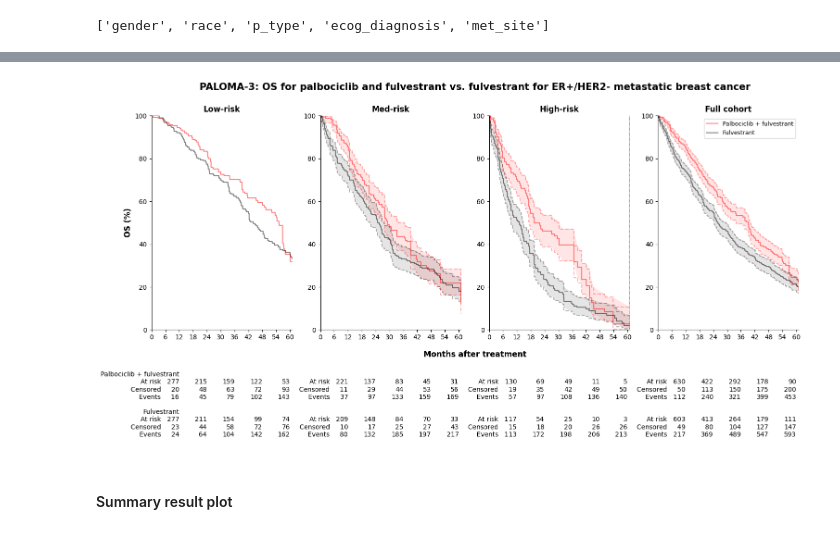
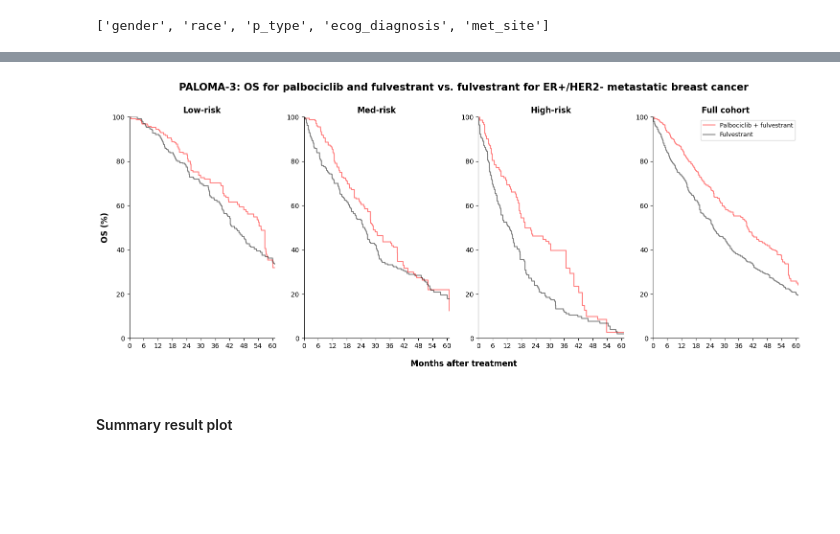
Before and after one commit to xavier-orcutt/TrialTranslator-notebooks, a Jupyter notebook: breast/strial_wt3r_33c.ipynb, the cells around one changed output, grey strips where cells are left out. Cells and saved outputs as stored; diff of their text form; code cells hidden in the pictures; blank space fills up the shorter version.

```diff
--- a/breast/strial_wt3r_33c.ipynb
+++ b/breast/strial_wt3r_33c.ipynb
@@ -2370,0 +2361,3 @@ paloma3_iptw_all = pd.concat([paloma3_iptw_low, paloma3_iptw_med, paloma3_iptw_h
+# %%
+lr_paloma3_all = LogisticRegression(max_iter = 1000)
+lr_paloma3_all.fit(paloma3_all_x, paloma3_iptw_all['pfulv'])
@@ -2371,3 +2371,20 @@ paloma3_iptw_all = pd.concat([paloma3_iptw_low, paloma3_iptw_med, paloma3_iptw_h
+# %%
+paloma3_iptw_low['ps'] = pred_low[:, 1]
+paloma3_iptw_med['ps'] = pred_med[:, 1]
+paloma3_iptw_high['ps'] = pred_high[:, 1]
+paloma3_iptw_all['ps'] = pred_all[:, 1]
+# %%
+paloma3_iptw_low['weight'] = (
+    np.where(paloma3_iptw_low['pfulv'] == 1, 1/paloma3_iptw_low['ps'], 1/(1 - paloma3_iptw_low['ps'])))
+
+paloma3_iptw_med['weight'] = (
+    np.where(paloma3_iptw_med['pfulv'] == 1, 1/paloma3_iptw_med['ps'], 1/(1 - paloma3_iptw_med['ps'])))
+
+paloma3_iptw_high['weight'] = (
+    np.where(paloma3_iptw_high['pfulv'] == 1, 1/paloma3_iptw_high['ps'], 1/(1 - paloma3_iptw_high['ps'])))
+
+paloma3_iptw_all['weight'] = (
+    np.where(paloma3_iptw_all['pfulv'] == 1, 1/paloma3_iptw_all['ps'], 1/(1 - paloma3_iptw_all['ps'])))
 # %%
 # Low KM curves
 kmf_low_pfulv_paloma3_iptw = KaplanMeierFitter()
@@ -2437,14 +2454,8 @@ fig = plt.figure(figsize=(18, 6))
 plt.subplot(1, 4, 1)
 
 plt.step(kmf_low_pfulv_paloma3_iptw.timeline, kmf_low_pfulv_paloma3_iptw.survival_function_.values*100, color = 'red', alpha = 0.5)
-#plt.step(kmf_low_pfulv_paloma3_iptw.confidence_interval_.index, np.array(kmf_low_pfulv_paloma3_iptw.confidence_interval_['KM_estimate_upper_0.95'])*100, linestyle = '--', color = 'red', alpha = 0.3)
-#plt.step(kmf_low_pfulv_paloma3_iptw.confidence_interval_.index, np.array(kmf_low_pfulv_paloma3_iptw.confidence_interval_['KM_estimate_lower_0.95'])*100, linestyle = '--', color = 'red', alpha = 0.3)
-#plt.fill_between(kmf_low_pfulv_paloma3_iptw.timeline, np.array(kmf_low_pfulv_paloma3_iptw.confidence_interval_['KM_estimate_upper_0.95'])*100, np.array(kmf_low_pfulv_paloma3_iptw.confidence_interval_['KM_estimate_lower_0.95'])*100, facecolor = 'red', alpha = 0.1)
 
 plt.step(kmf_low_fulv_paloma3_iptw.timeline, kmf_low_fulv_paloma3_iptw.survival_function_.values*100, color = 'black', alpha = 0.5)
-#plt.step(kmf_low_fulv_paloma3_iptw.confidence_interval_.index, np.array(kmf_low_fulv_paloma3_iptw.confidence_interval_['KM_estimate_upper_0.95'])*100, linestyle = '--', color = 'black', alpha = 0.3)
-#plt.step(kmf_low_fulv_paloma3_iptw.confidence_interval_.index, np.array(kmf_low_fulv_paloma3_iptw.confidence_interval_['KM_estimate_lower_0.95'])*100, linestyle = '--', color = 'black', alpha = 0.3)
-#plt.fill_between(kmf_low_fulv_paloma3_iptw.timeline, np.array(kmf_low_fulv_paloma3_iptw.confidence_interval_['KM_estimate_upper_0.95'])*100, np.array(kmf_low_fulv_paloma3_iptw.confidence_interval_['KM_estimate_lower_0.95'])*100, facecolor = 'black', alpha = 0.1)
 
 plt.xticks(np.arange(0, 61, 6))
 plt.xlim(0, 61)
@@ -2456,20 +2467,12 @@ plt.ylabel('OS (%)', size = 12, weight = 'bold')
 plt.gca().spines['top'].set_visible(False)
 plt.gca().spines['right'].set_visible(False)
 
-add_at_risk_counts(kmf_low_pfulv_paloma3_iptw, kmf_low_fulv_paloma3_iptw, ypos = -0.8, xticks = np.arange(12, 61, 12), labels = ['Palbociclib + fulvestrant', 'Fulvestrant'])
-
 # Plot survival curves for med risk group.
 plt.subplot(1, 4, 2)
 
 plt.step(kmf_med_pfulv_paloma3_iptw.timeline, kmf_med_pfulv_paloma3_iptw.survival_function_.values*100, color = 'red', alpha = 0.5)
-plt.step(kmf_med_pfulv_paloma3_iptw.confidence_interval_.index, np.array(kmf_med_pfulv_paloma3_iptw.confidence_interval_['KM_estimate_upper_0.95'])*100, linestyle = '--', color = 'red', alpha = 0.3)
-plt.step(kmf_med_pfulv_paloma3_iptw.confidence_interval_.index, np.array(kmf_med_pfulv_paloma3_iptw.confidence_interval_['KM_estimate_lower_0.95'])*100, linestyle = '--', color = 'red', alpha = 0.3)
-plt.fill_between(kmf_med_pfulv_paloma3_iptw.timeline, np.array(kmf_med_pfulv_paloma3_iptw.confidence_interval_['KM_estimate_upper_0.95'])*100, np.array(kmf_med_pfulv_paloma3_iptw.confidence_interval_['KM_estimate_lower_0.95'])*100, facecolor = 'red', alpha = 0.1)
 
 plt.step(kmf_med_fulv_paloma3_iptw.timeline, kmf_med_fulv_paloma3_iptw.survival_function_.values*100, color = 'black', alpha = 0.5)
-plt.step(kmf_med_fulv_paloma3_iptw.confidence_interval_.index, np.array(kmf_med_fulv_paloma3_iptw.confidence_interval_['KM_estimate_upper_0.95'])*100, linestyle = '--', color = 'black', alpha = 0.3)
-plt.step(kmf_med_fulv_paloma3_iptw.confidence_interval_.index, np.array(kmf_med_fulv_paloma3_iptw.confidence_interval_['KM_estimate_lower_0.95'])*100, linestyle = '--', color = 'black', alpha = 0.3)
-plt.fill_between(kmf_med_fulv_paloma3_iptw.timeline, np.array(kmf_med_fulv_paloma3_iptw.confidence_interval_['KM_estimate_upper_0.95'])*100, np.array(kmf_med_fulv_paloma3_iptw.confidence_interval_['KM_estimate_lower_0.95'])*100, facecolor = 'black', alpha = 0.1)
 
 plt.xticks(np.arange(0, 61, 6))
 plt.xlim(0, 61)
@@ -2480,20 +2483,12 @@ plt.title('Med-risk', weight = 'bold')
 plt.gca().spines['top'].set_visible(False)
 plt.gca().spines['right'].set_visible(False)
 
-add_at_risk_counts(kmf_med_pfulv_paloma3_iptw, kmf_med_fulv_paloma3_iptw, ypos = -0.8, xticks = np.arange(12, 61, 12), labels = [' ', ' '])
-
 # Plot survival curves by treatment for high risk group.
 plt.subplot(1, 4, 3)
 
 plt.step(kmf_high_pfulv_paloma3_iptw.timeline, kmf_high_pfulv_paloma3_iptw.survival_function_.values*100, color = 'red', alpha = 0.5)
-plt.step(kmf_high_pfulv_paloma3_iptw.confidence_interval_.index, np.array(kmf_high_pfulv_paloma3_iptw.confidence_interval_['KM_estimate_upper_0.95'])*100, linestyle = '--', color = 'red', alpha = 0.3)
-plt.step(kmf_high_pfulv_paloma3_iptw.confidence_interval_.index, np.array(kmf_high_pfulv_paloma3_iptw.confidence_interval_['KM_estimate_lower_0.95'])*100, linestyle = '--', color = 'red', alpha = 0.3)
-plt.fill_between(kmf_high_pfulv_paloma3_iptw.timeline, np.array(kmf_high_pfulv_paloma3_iptw.confidence_interval_['KM_estimate_upper_0.95'])*100, np.array(kmf_high_pfulv_paloma3_iptw.confidence_interval_['KM_estimate_lower_0.95'])*100, facecolor = 'red', alpha = 0.1)
 
 plt.step(kmf_high_fulv_paloma3_iptw.timeline, kmf_high_fulv_paloma3_iptw.survival_function_.values*100, color = 'black', alpha = 0.5)
-plt.step(kmf_high_fulv_paloma3_iptw.confidence_interval_.index, np.array(kmf_high_fulv_paloma3_iptw.confidence_interval_['KM_estimate_upper_0.95'])*100, linestyle = '--', color = 'black', alpha = 0.3)
-plt.step(kmf_high_fulv_paloma3_iptw.confidence_interval_.index, np.array(kmf_high_fulv_paloma3_iptw.confidence_interval_['KM_estimate_lower_0.95'])*100, linestyle = '--', color = 'black', alpha = 0.3)
-plt.fill_between(kmf_high_fulv_paloma3_iptw.timeline, np.array(kmf_high_fulv_paloma3_iptw.confidence_interval_['KM_estimate_upper_0.95'])*100, np.array(kmf_high_fulv_paloma3_iptw.confidence_interval_['KM_estimate_lower_0.95'])*100, facecolor = 'black', alpha = 0.1)
 
 plt.xticks(np.arange(0, 61, 6))
 plt.xlim(0, 61)
@@ -2502,44 +2497,34 @@ plt.ylim(0, 100)
 plt.title('High-risk', weight = 'bold')
 
 plt.gca().spines['top'].set_visible(False)
 plt.gca().spines['right'].set_visible(False)
 
-add_at_risk_counts(kmf_high_pfulv_paloma3_iptw, kmf_high_fulv_paloma3_iptw, ypos = -0.8, xticks = np.arange(12, 61, 12), labels = [' ', ' '])
-
 # Plot survival curves by treatment for all risk group.
 plt.subplot(1, 4, 4)
 
 plt.step(kmf_all_pfulv_paloma3_iptw.timeline, kmf_all_pfulv_paloma3_iptw.survival_function_.values*100, color = 'red', alpha = 0.5, label = 'Palbociclib + fulvestrant')
-plt.step(kmf_all_pfulv_paloma3_iptw.confidence_interval_.index, np.array(kmf_all_pfulv_paloma3_iptw.confidence_interval_['KM_estimate_upper_0.95'])*100, linestyle = '--', color = 'red', alpha = 0.3)
-plt.step(kmf_all_pfulv_paloma3_iptw.confidence_interval_.index, np.array(kmf_all_pfulv_paloma3_iptw.confidence_interval_['KM_estimate_lower_0.95'])*100, linestyle = '--', color = 'red', alpha = 0.3)
-plt.fill_between(kmf_all_pfulv_paloma3_iptw.timeline, np.array(kmf_all_pfulv_paloma3_iptw.confidence_interval_['KM_estimate_upper_0.95'])*100, np.array(kmf_all_pfulv_paloma3_iptw.confidence_interval_['KM_estimate_lower_0.95'])*100, facecolor = 'red', alpha = 0.1)
 
 plt.step(kmf_all_fulv_paloma3_iptw.timeline, kmf_all_fulv_paloma3_iptw.survival_function_.values*100, color = 'black', alpha = 0.5, label = 'Fulvestrant')
-plt.step(kmf_all_fulv_paloma3_iptw.confidence_interval_.index, np.array(kmf_all_fulv_paloma3_iptw.confidence_interval_['KM_estimate_upper_0.95'])*100, linestyle = '--', color = 'black', alpha = 0.3)
-plt.step(kmf_all_fulv_paloma3_iptw.confidence_interval_.index, np.array(kmf_all_fulv_paloma3_iptw.confidence_interval_['KM_estimate_lower_0.95'])*100, linestyle = '--', color = 'black', alpha = 0.3)
-plt.fill_between(kmf_all_fulv_paloma3_iptw.timeline, np.array(kmf_all_fulv_paloma3_iptw.confidence_interval_['KM_estimate_upper_0.95'])*100, np.array(kmf_all_fulv_paloma3_iptw.confidence_interval_['KM_estimate_lower_0.95'])*100, facecolor = 'black', alpha = 0.1)
 
 plt.xticks(np.arange(0, 61, 6))
 plt.xlim(0, 61)
 plt.ylim(0, 100)
 
 plt.title('Full cohort', weight = 'bold')
 
 plt.gca().spines['top'].set_visible(False)
 plt.gca().spines['right'].set_visible(False)
 
 plt.legend(loc = 'upper right', prop = {'size': 9})
 
-add_at_risk_counts(kmf_all_pfulv_paloma3_iptw, kmf_all_fulv_paloma3_iptw, ypos = -0.8, xticks = np.arange(12, 61, 12), labels = [' ', ' '])
-
 fig.add_subplot(1, 1, 1, frameon = False)
 plt.tick_params(labelcolor = 'none', which = 'both', top = False, bottom = False, left = False, right = False)
 plt.xlabel('Months after treatment', labelpad = 15, size = 12, weight = 'bold')
 plt.title('PALOMA-3: OS for palbociclib and fulvestrant vs. fulvestrant for ER+/HER2- metastatic breast cancer', pad = 40, size = 15, weight = 'bold')
 
 plt.show()
 # %% [output]
-[figure, old version]
+[figure, new version]
 # %% [markdown]
 #### Summary result plot
 # %%
```
Also changed, not shown: parts of 43 cells of this notebook, 2 other files.
